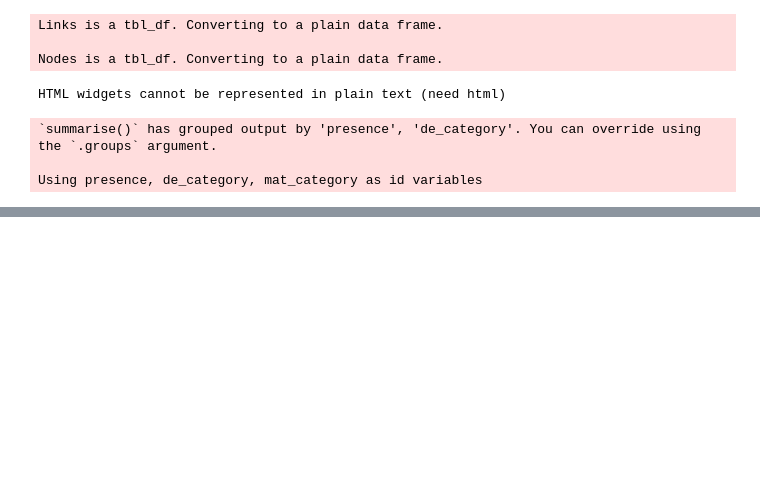
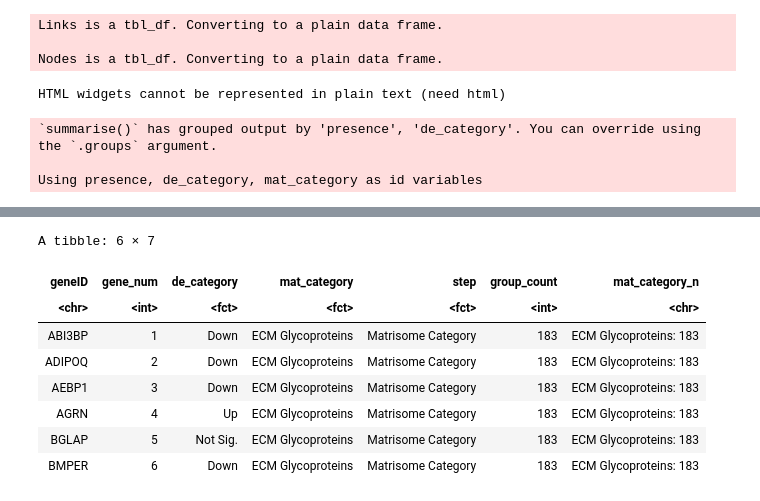
Before and after one commit to fogg-lab/characterizing-ecm-transcriptome-of-endometriosis, a Jupyter notebook: figures/unified_DGE_vis.ipynb, the cells around one changed output, grey strips where cells are left out. Saved outputs shown, nothing was run; the diff lists cells and outputs as text; code cells hidden in the pictures; blank space fills up the shorter version.

```diff
--- a/figures/unified_DGE_vis.ipynb
+++ b/figures/unified_DGE_vis.ipynb
@@ -388,0 +509,13 @@ ggsave(paste0(dirs$figures_dir, "/deg/", dsets[dset_idx], "_new_sankey.png"), la
+# %%
+head(al_df)
+# ggalluvial::majors
+# %% [output]
+A tibble: 6 × 7
+| geneID | gene_num | de_category | mat_category | step | group_count | mat_category_n |
+| <chr> | <int> | <fct> | <fct> | <fct> | <int> | <chr> |
+| ABI3BP | 1 | Down | ECM Glycoproteins | Matrisome Category | 183 | ECM Glycoproteins: 183 |
+| ADIPOQ | 2 | Down | ECM Glycoproteins | Matrisome Category | 183 | ECM Glycoproteins: 183 |
+| AEBP1 | 3 | Down | ECM Glycoproteins | Matrisome Category | 183 | ECM Glycoproteins: 183 |
+| AGRN | 4 | Up | ECM Glycoproteins | Matrisome Category | 183 | ECM Glycoproteins: 183 |
+| BGLAP | 5 | Not Sig. | ECM Glycoproteins | Matrisome Category | 183 | ECM Glycoproteins: 183 |
+| BMPER | 6 | Down | ECM Glycoproteins | Matrisome Category | 183 | ECM Glycoproteins: 183 |
```
Also changed, not shown: parts of 16 cells of this notebook, 2 other files.
